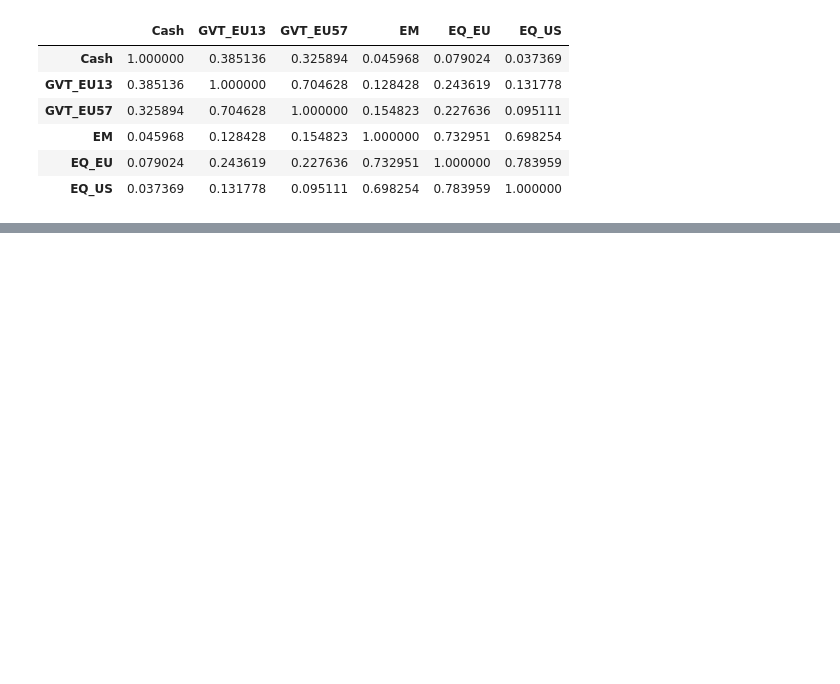
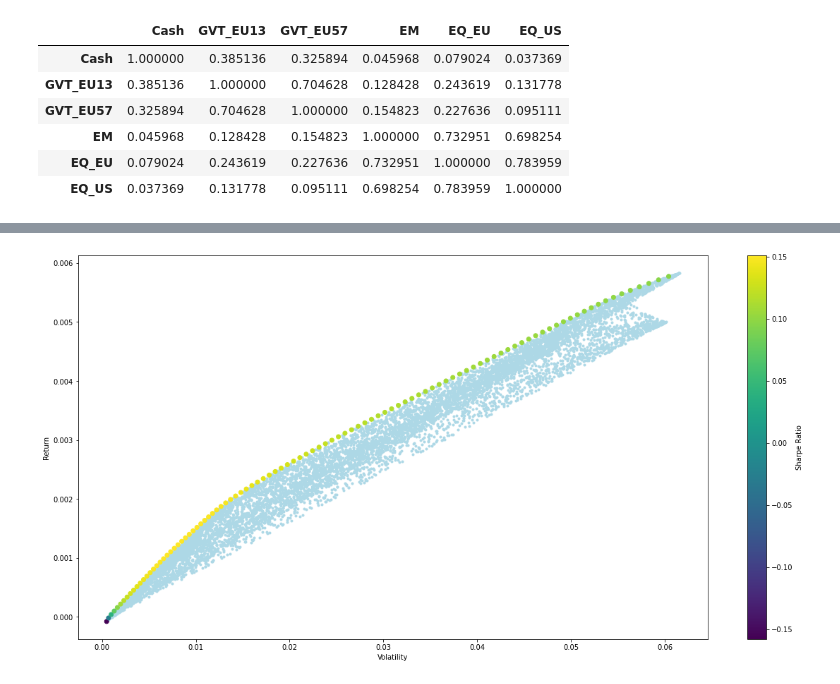
Before and after one commit to mazzolenifsimone/goal-based-investing, a Jupyter notebook: ETF_GBM Sampler.ipynb, the cells around one changed output, grey strips where cells are left out. Saved outputs shown, nothing was run; the diff lists cells and outputs as text; code cells hidden in the pictures; blank space fills up the shorter version.

```diff
--- a/ETF_GBM Sampler.ipynb
+++ b/ETF_GBM Sampler.ipynb
@@ -240,0 +336,19 @@ plt.show()
+# %%
+n_dots = 10000
+alfa = np.zeros(shape = P.shape) + 0.2
+ret_p = np.zeros(n_dots)
+vol_p = np.zeros(n_dots)
+port = np.random.dirichlet(alfa, n_dots)
+for i in np.arange(n_dots):
+    ret_p[i] = ret(r,port[i,:])
+    vol_p[i] = vol(port[i,:], covar)
+# %%
+plt.figure(figsize=(20,10))
+plt.scatter(vol_p, ret_p, marker = ".", c = "lightblue")
+plt.scatter(vol_arr, ret_arr, c=sharpe_arr, cmap='viridis')
+plt.colorbar(label='Sharpe Ratio')
+plt.xlabel('Volatility')
+plt.ylabel('Return')
+plt.show()
+# %% [output]
+[figure, added]
```
Also changed, not shown: parts of 11 cells of this notebook, 3 other files.
